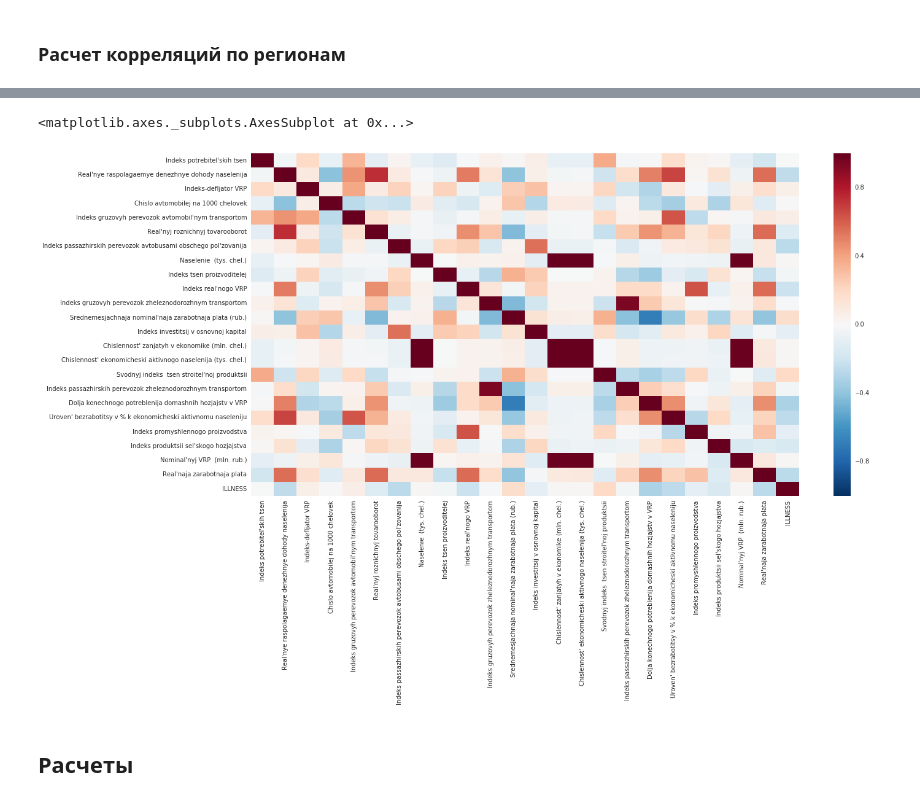
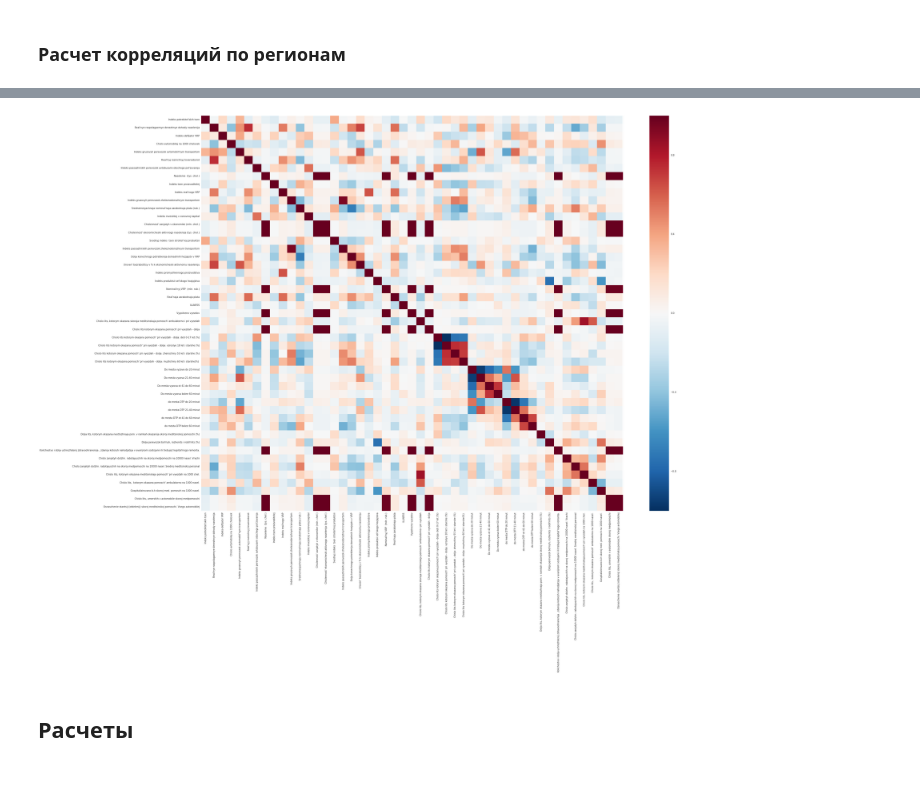
Before and after one commit to zhukov-msu/helicopters, a Jupyter notebook: heli_data_explore_edit.ipynb, the cells around one changed output, grey strips where cells are left out. Drawn from its saved outputs; the diff is of its cells as text; code cells hidden in the pictures.

```diff
--- a/heli_data_explore_edit.ipynb
+++ b/heli_data_explore_edit.ipynb
@@ -453,0 +495,5 @@ features_df = features_df.set_index('region')
+# %%
+carpet_new = carpet_new[~(carpet_new['Субъекты Российской Федерации'].isin(
+                           ['Ненецкий автономный округ'
+                            'Ханты-Мансийский авт.округ'
+                            'Ямало-Ненецкий авт.округ']))]
@@ -454,3 +510,6 @@ features_df = features_df.set_index('region')
+# %%
+carpet_new.columns = [transliterate.translit(col, language_code='ru', reversed=True) for col in carpet_new.columns]
+# features_df.columns
 # %%
 features_df.columns = [transliterate.translit(col, language_code='ru', reversed=True) for col in features_df.columns]
 # features_df.columns
@@ -458,3 +517,7 @@ features_df.columns = [transliterate.translit(col, language_code='ru', reversed=
 scaler = MinMaxScaler()
 # %%
 features_df.ILLNESS = scaler.fit_transform(features_df.ILLNESS)
+# %%
+features_df = features_df.reset_index()
+# %%
+features_df = features_df.merge(carpet_new, how='inner', left_on='region', right_on='Субъекты Российской Федерации')
@@ -461,7 +526,6 @@ features_df.ILLNESS = scaler.fit_transform(features_df.ILLNESS)
 # %%
-matplotlib.rc('font',**{'family':'verdana', 'size':50})
-plt.figure(figsize=(20,10))
-sns.heatmap(features_df.corr())
+matplotlib.rc('font',**{'family':'Verdana', 'size':50})
+plt.figure(figsize=(40,30))
+fg = sns.heatmap(features_df.corr(),rasterized=True)
 # %% [output]
-<matplotlib.axes._subplots.AxesSubplot at 0x...>
-[figure, old version]
+[figure, new version]
```
Also changed, not shown: parts of 92 cells of this notebook.
